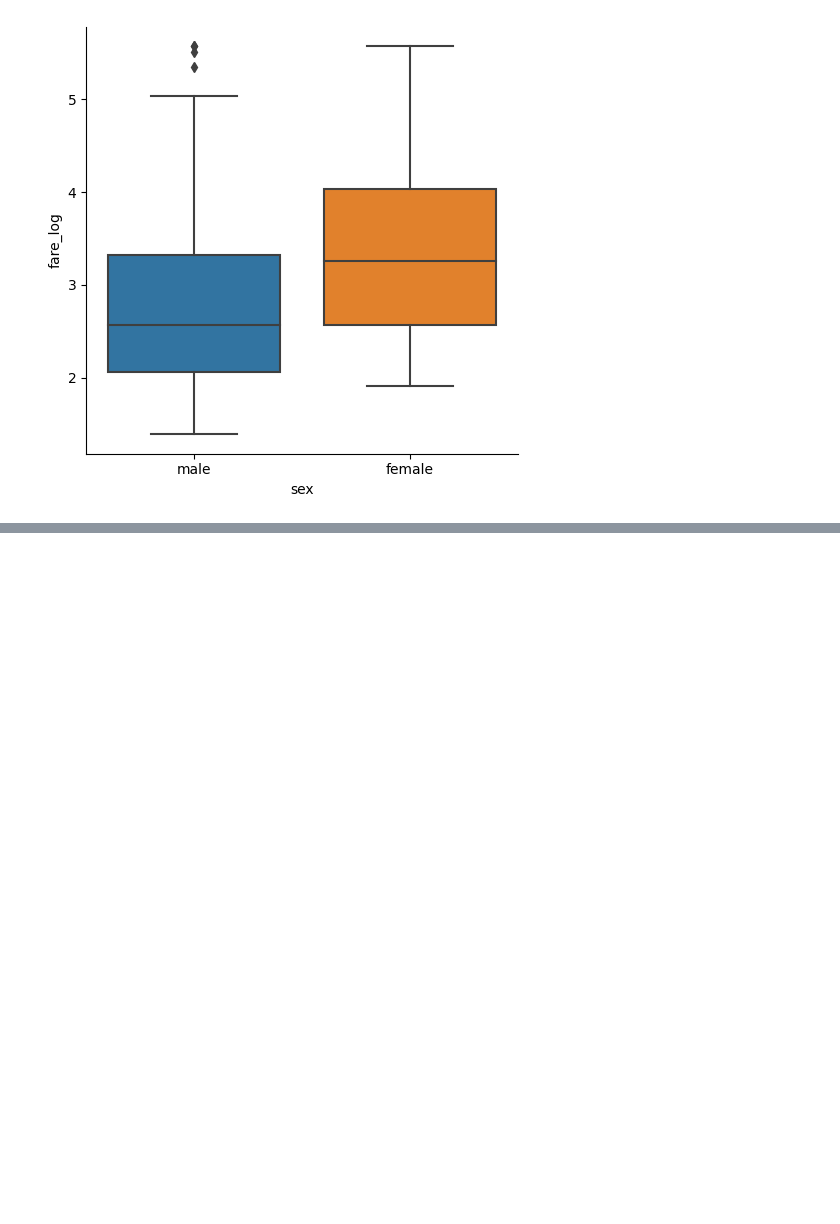
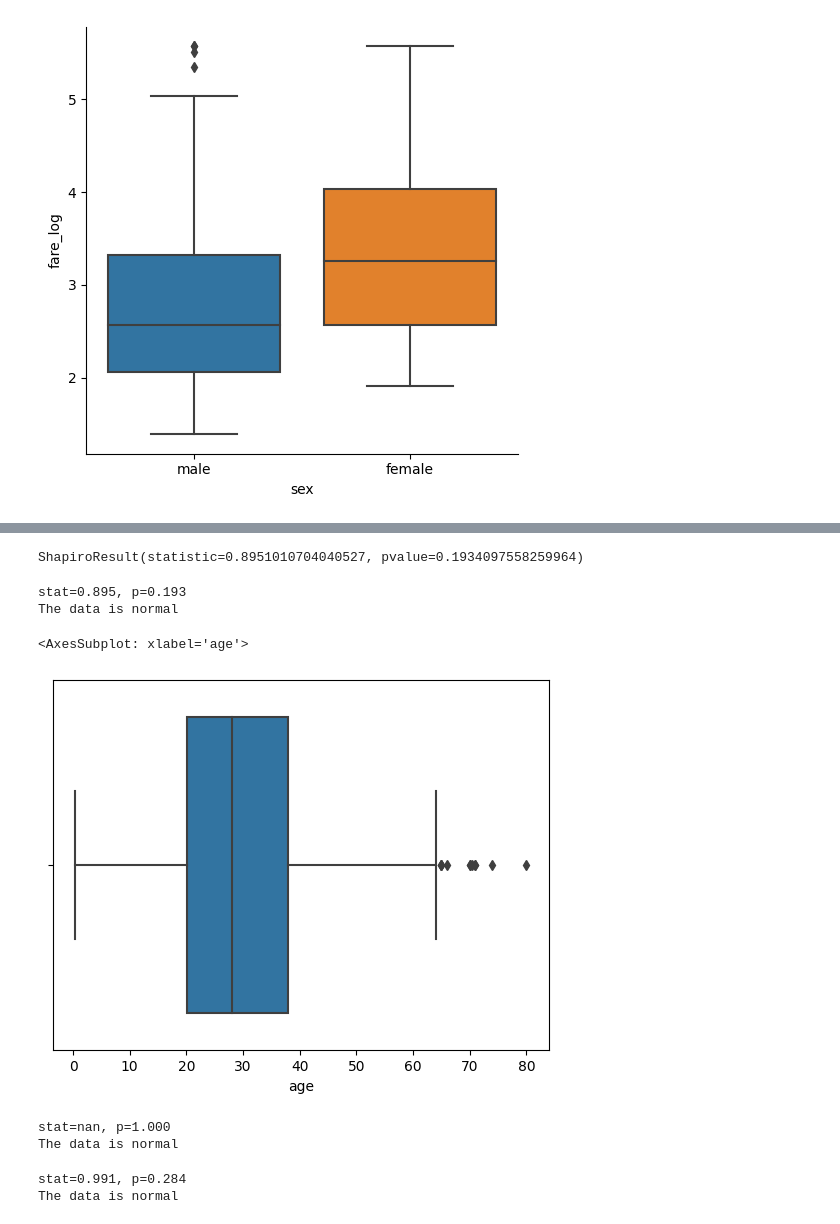
Before and after one commit to ashhad25/python-for-datascience, a Jupyter notebook: python_ka_chilla/pandas/statistic_week.ipynb, the cells around one changed output, grey strips where cells are left out. Saved outputs shown, nothing was run; the diff lists cells and outputs as text; code cells hidden in the pictures; blank space fills up the shorter version.

Commit message:
statistic week ( day-17 & day-18 )

```diff
--- a/python_ka_chilla/pandas/statistic_week.ipynb
+++ b/python_ka_chilla/pandas/statistic_week.ipynb
@@ -487,0 +512,57 @@ sns.catplot(x='sex', y='fare_log', data=kashti_cleandata, kind='box')
+# %%
+from scipy.stats import shapiro
+data = [0.873, 2.817, 0.121, -0.945, -0.055, -1.436, 0.360, -1.478, -1.637, -1.869]
+shapiro(data)
+# %% [output]
+ShapiroResult(statistic=0.8951010704040527, pvalue=0.1934097558259964)
+# %%
+# example of shapiro wilk normality test
+from scipy.stats import shapiro
+data = [0.873, 2.817, 0.121, -0.945, -0.055, -1.436, 0.360, -1.478, -1.637, -1.869]
+stat, p = shapiro(data)
+print('stat=%.3f, p=%.3f' % (stat, p))
+if p > 0.05:
+    print('The data is normal')
+else:
+    print('The data is not normal')
+# %% [output]
+stat=0.895, p=0.193
+The data is normal
+# %%
+import seaborn as sns
+import matplotlib.pyplot as plt
+import numpy as np
+import pandas as pd
+
+titanic = sns.load_dataset('titanic')
+
+# titanic['age'].hist()
+sns.boxplot(x=titanic['age'])
+# %% [output]
+<AxesSubplot: xlabel='age'>
+[figure, added]
+# %%
+# Adapting the above code but doesn't work this way
+from scipy.stats import shapiro
+stat, p = shapiro(titanic['age'])
+print('stat=%.3f, p=%.3f' % (stat, p))
+if p > 0.05:
+    print('The data is normal')
+else:
+    print('The data is not normal')
+# %% [output]
+stat=nan, p=1.000
+The data is normal
+# %%
+# Normality Test
+from scipy.stats import shapiro
+titanic = titanic.dropna()
+stat, p = shapiro(titanic['age'])
+print('stat=%.3f, p=%.3f' % (stat, p))
+if p > 0.05:
+    print('The data is normal')
+else:
+    print('The data is not normal')
+# %% [output]
+stat=0.991, p=0.284
+The data is normal
```
Also changed, not shown: parts of 32 cells of this notebook.
